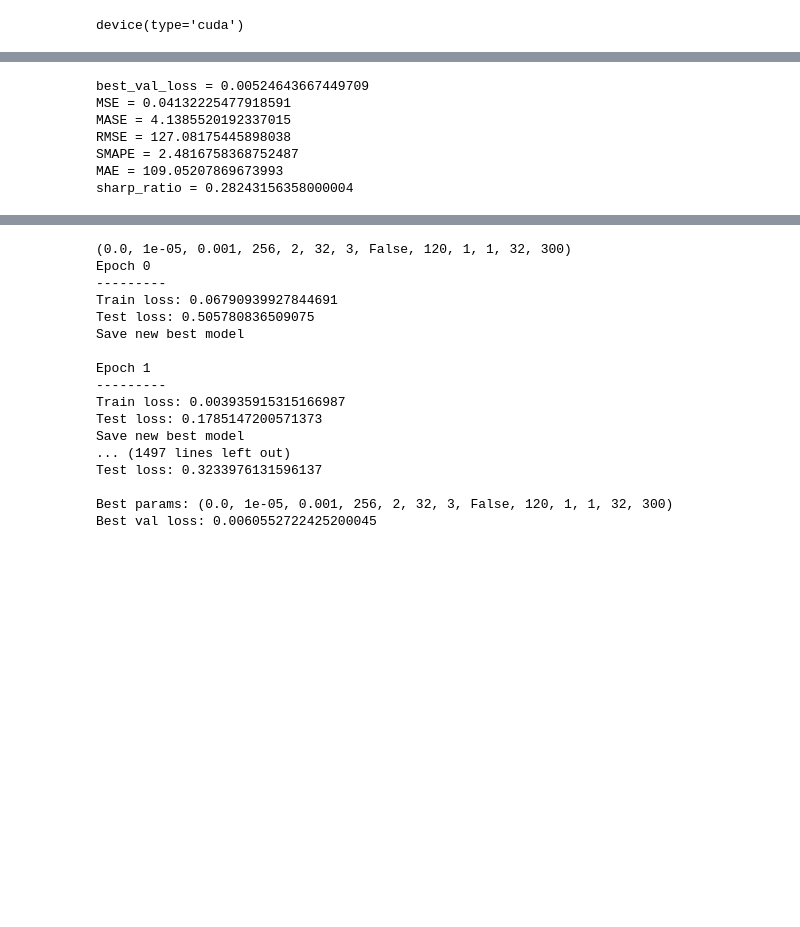
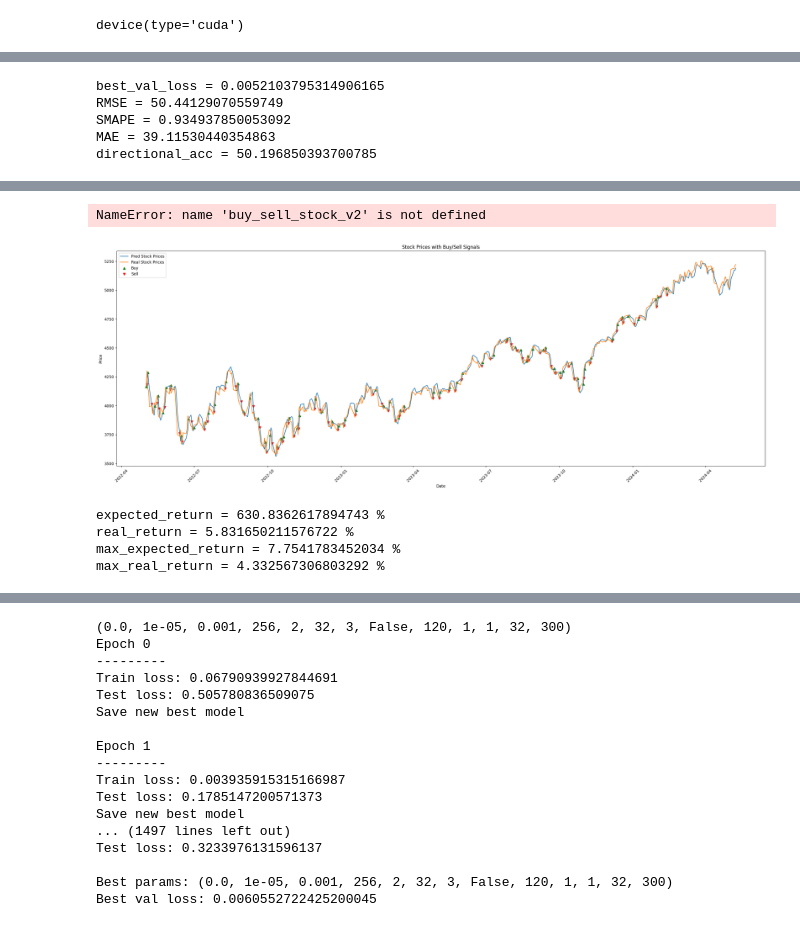
Before and after one commit to gri11/stonk, a Jupyter notebook: playground/RESNLS_clean.ipynb, the cells around one changed output, grey strips where cells are left out. Saved outputs shown, nothing was run; the diff lists cells and outputs as text; code cells hidden in the pictures; blank space fills up the shorter version.

```diff
--- a/playground/RESNLS_clean.ipynb
+++ b/playground/RESNLS_clean.ipynb
@@ -631,23 +668,31 @@ def sharp_ratio(pred, y):
     pred = torch.tensor(pred)
     y = torch.tensor(y)
     return float(torch.mean((pred - y) / torch.std(y)))
+
+def directional_accuracy(Y_actual, Y_predicted):
+    actual_changes = np.sign(np.diff(Y_actual))
+    predicted_changes = np.sign(np.diff(Y_predicted))
+    correct_predictions = np.sum(actual_changes == predicted_changes)
+    total_predictions = len(actual_changes)
+    directional_accuracy = correct_predictions / total_predictions * 100
+    return directional_accuracy
+
 # print validation loss
 
 print( 'best_val_loss =', best_val_loss )
-print( 'MSE =', mean_squared_error(df_test[target], df_test['Model forecast']))
-print( 'MASE =', MASE(df_test_out[target], df_test_out['Model forecast']))
+# print( 'MSE =', mean_squared_error(df_test_out[target], df_test_out['Model forecast']))
+# print( 'MASE =', MASE(df_test_out[target], df_test_out['Model forecast']))
 print( 'RMSE =', math.sqrt(mean_squared_error(df_test_out[target], df_test_out['Model forecast'])) )
 print( 'SMAPE =', SMAPE(df_test_out[target], df_test_out['Model forecast']))
 print( 'MAE =', MAE(df_test_out[target], df_test_out['Model forecast']))
-print( 'sharp_ratio =', sharp_ratio(df_test_out[target], df_test_out['Model forecast']))
+# print( 'sharp_ratio =', sharp_ratio(df_test_out[target], df_test_out['Model forecast']))
+print('directional_acc =', directional_accuracy(df_test_out[target], df_test_out['Model forecast']))
 # %% [output]
-best_val_loss = 0.00524643667449709
-MSE = 0.04132225477918591
-MASE = 4.1385520192337015
-RMSE = 127.08175445898038
-SMAPE = 2.4816758368752487
-MAE = 109.05207869673993
-sharp_ratio = 0.28243156358000004
+best_val_loss = 0.0052103795314906165
+RMSE = 50.44129070559749
+SMAPE = 0.934937850053092
+MAE = 39.11530440354863
+directional_acc = 50.196850393700785
 # %%
 fig = px.line(df_out, labels={'value': target, 'created_at': 'Date'})
 fig.add_vline(x=val_start, line_width=4, line_dash="dash")
@@ -724,0 +812,12 @@ fig.show()
+# %%
+buy_days, sell_days, expected_return, real_return,max_expected_return,max_real_return,returns,real_returns =  buy_sell_stock_v2( df_test_out['Model forecast'],df_test_out[target] )
+# print("expected_return =",expected_return,"%")
+print("real_return =",real_return,"%")
+# print("max_expected_return =",max_expected_return,"%")
+print("max_real_return =",max_real_return,"%")
+# %% [output]
+NameError: name 'buy_sell_stock_v2' is not defined
+# %%
+plot_stock_prices( df_test_out['Model forecast'], df_test_out[target], buy_days, sell_days)
+# %% [output]
+[figure, added]
@@ -724,0 +856,11 @@ fig.show()
+# %%
+buy_days, sell_days, expected_return, real_return,max_expected_return,max_real_return,returns,real_returns =  buy_sell_stock( df_test_out['Model forecast'],df_test_out[target]  )
+print("expected_return =",expected_return,"%")
+print("real_return =",real_return,"%")
+print("max_expected_return =",max_expected_return,"%")
+print("max_real_return =",max_real_return,"%")
+# %% [output]
+expected_return = 630.8362617894743 %
+real_return = 5.831650211576722 %
+max_expected_return = 7.7541783452034 %
+max_real_return = 4.332567306803292 %
```
Also changed, not shown: parts of 28 cells of this notebook, 23 other files.
